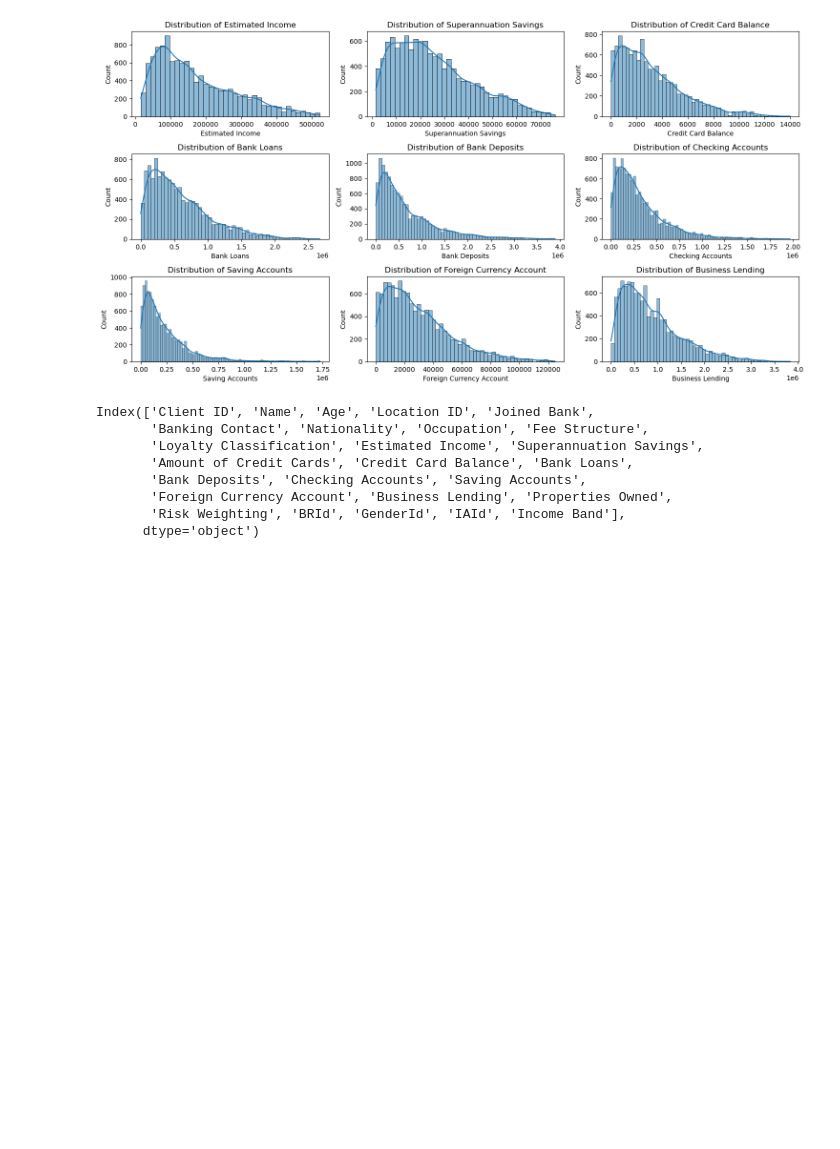
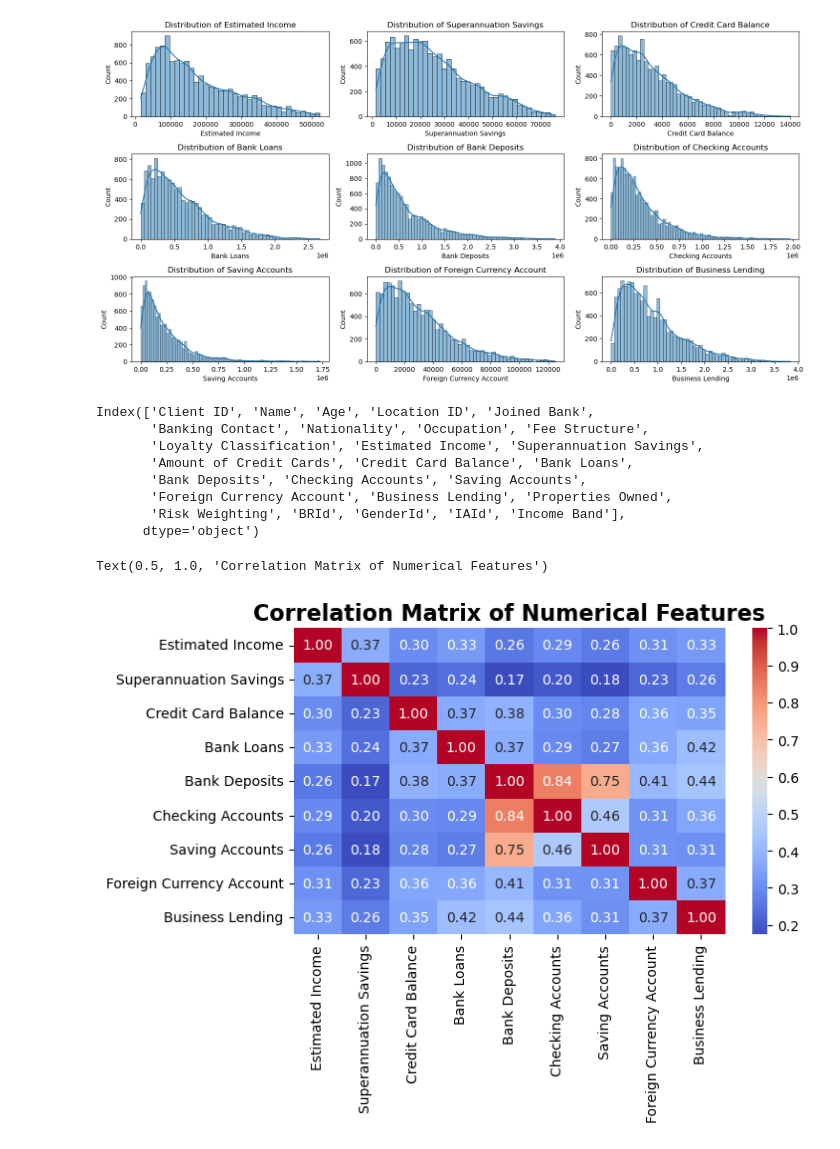
Before and after one commit to GitAnish-chand/DA_projects, a Jupyter notebook: bank.ipynb, the cells around one changed output. Cells and saved outputs as stored; diff of their text form; code cells hidden in the pictures; blank space fills up the shorter version.

```diff
--- a/bank.ipynb
+++ b/bank.ipynb
@@ -273,3 +273,11 @@ Index(['Client ID', 'Name', 'Age', 'Location ID', 'Joined Bank',
        'Foreign Currency Account', 'Business Lending', 'Properties Owned',
        'Risk Weighting', 'BRId', 'GenderId', 'IAId', 'Income Band'],
       dtype='object')
+# %%
+correlation_matrix = df[numerical_columns].corr()
+plt.figure(figsize=(7, 4))
+sns.heatmap(correlation_matrix, annot=True, fmt=".2f", cmap="coolwarm")
+plt.title("Correlation Matrix of Numerical Features", fontsize=16, weight='bold')
+# %% [output]
+Text(0.5, 1.0, 'Correlation Matrix of Numerical Features')
+[figure, added]
```
Also changed, not shown: 1 other file.
